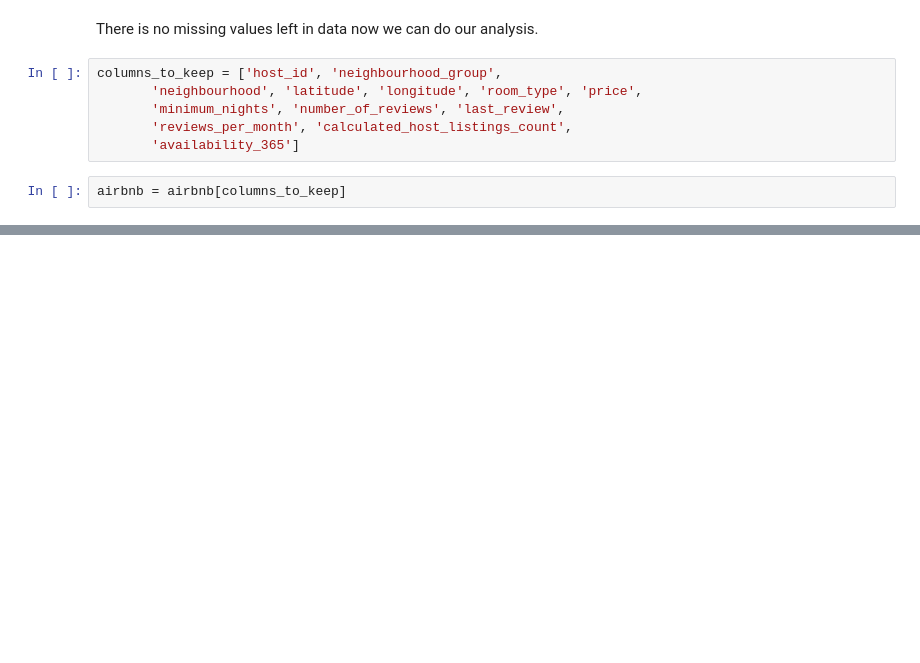
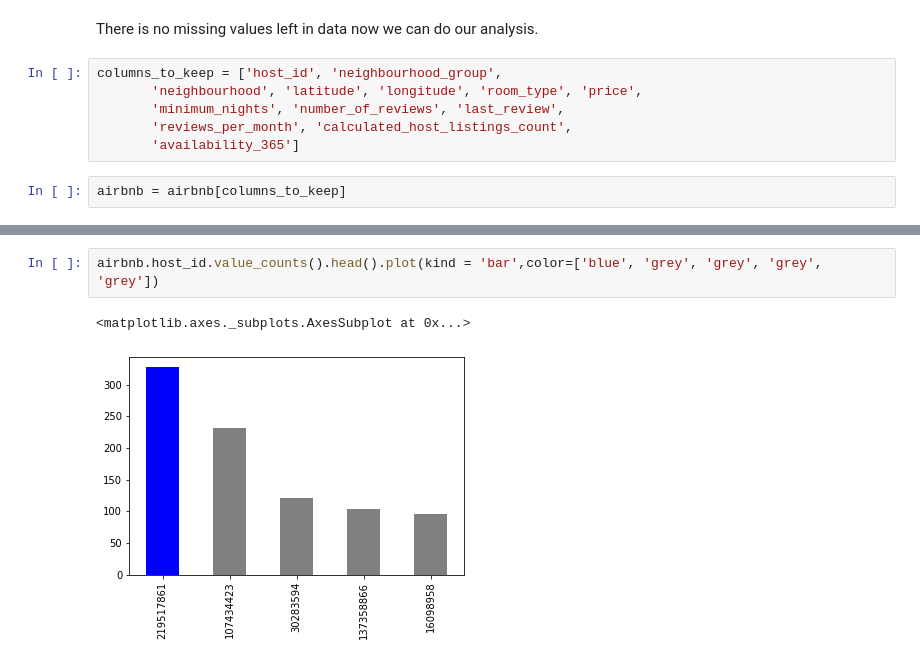
Before and after one commit to Shubham-naik-ai/Airbnb_EDA, a Jupyter notebook: Copy_of_Airbnb_Bookings_Analysis_Capstone_Project.ipynb, the cells around one changed output, grey strips where cells are left out. Cells and saved outputs as stored; diff of their text form; blank space fills up the shorter version.

```diff
--- a/Copy_of_Airbnb_Bookings_Analysis_Capstone_Project.ipynb
+++ b/Copy_of_Airbnb_Bookings_Analysis_Capstone_Project.ipynb
@@ -177,0 +231,5 @@ airbnb = airbnb[columns_to_keep]
+# %%
+airbnb.host_id.value_counts().head().plot(kind = 'bar',color=['blue', 'grey', 'grey', 'grey', 'grey'])
+# %% [output]
+<matplotlib.axes._subplots.AxesSubplot at 0x...>
+[figure, added]
```
Also changed, not shown: parts of 24 cells of this notebook.
